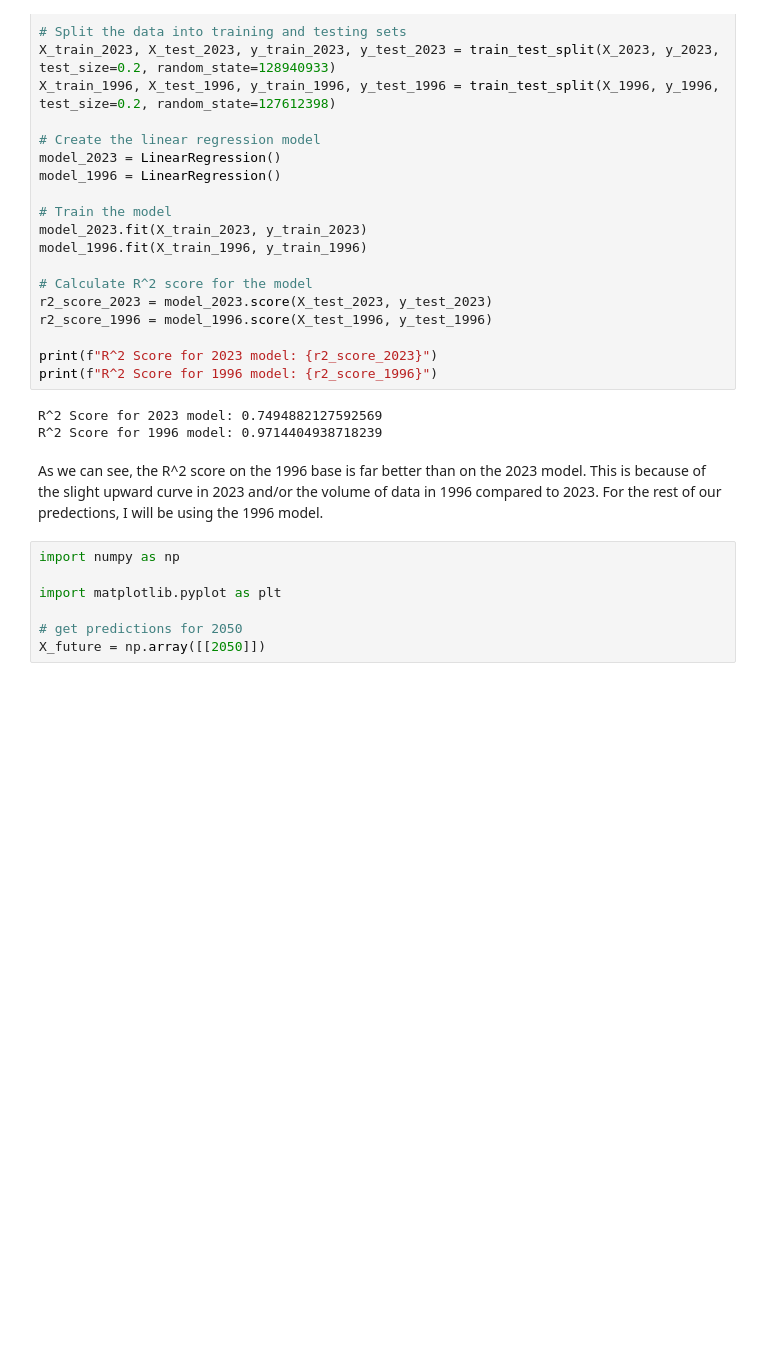
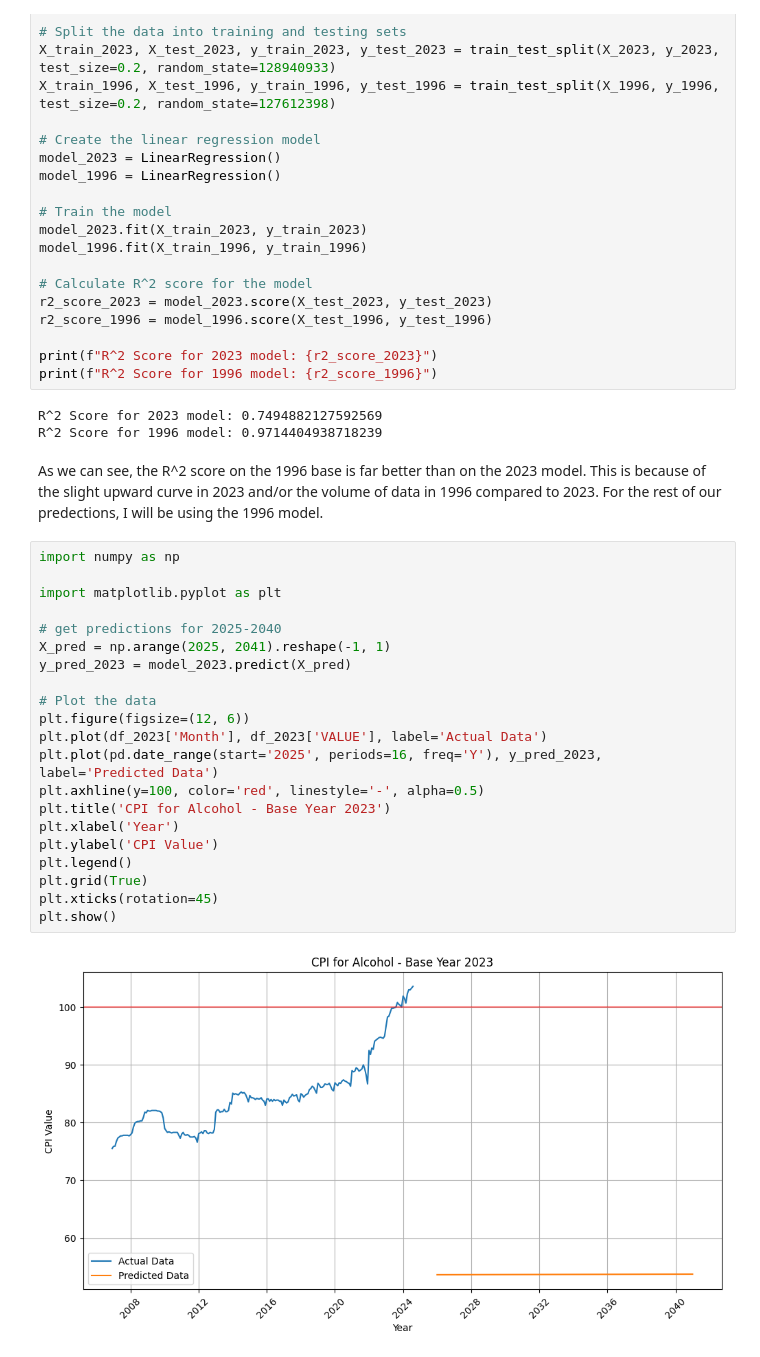
Before and after one commit to thestevenlol/DataSciML, a Jupyter notebook: cpi/main.ipynb, the cells around one changed output. Saved outputs shown, nothing was run; the diff lists cells and outputs as text; blank space fills up the shorter version.

```diff
--- a/cpi/main.ipynb
+++ b/cpi/main.ipynb
@@ -265,10 +265,26 @@ R^2 Score for 2023 model: 0.7494882127592569
 R^2 Score for 1996 model: 0.9714404938718239
 # %% [markdown]
 As we can see, the R^2 score on the 1996 base is far better than on the 2023 model. This is because of the slight upward curve in 2023 and/or the volume of data in 1996 compared to 2023. For the rest of our predections, I will be using the 1996 model.
-# %%
-import numpy as np
-
-import matplotlib.pyplot as plt
-
-# get predictions for 2050
-X_future = np.array([[2050]])
+# %%
+import numpy as np
+
+import matplotlib.pyplot as plt
+
+# get predictions for 2025-2040
+X_pred = np.arange(2025, 2041).reshape(-1, 1)
+y_pred_2023 = model_2023.predict(X_pred)
+
+# Plot the data
+plt.figure(figsize=(12, 6))
+plt.plot(df_2023['Month'], df_2023['VALUE'], label='Actual Data')
+plt.plot(pd.date_range(start='2025', periods=16, freq='Y'), y_pred_2023, label='Predicted Data')
+plt.axhline(y=100, color='red', linestyle='-', alpha=0.5)
+plt.title('CPI for Alcohol - Base Year 2023')
+plt.xlabel('Year')
+plt.ylabel('CPI Value')
+plt.legend()
+plt.grid(True)
+plt.xticks(rotation=45)
+plt.show()
+# %% [output]
+[figure, added]
```
